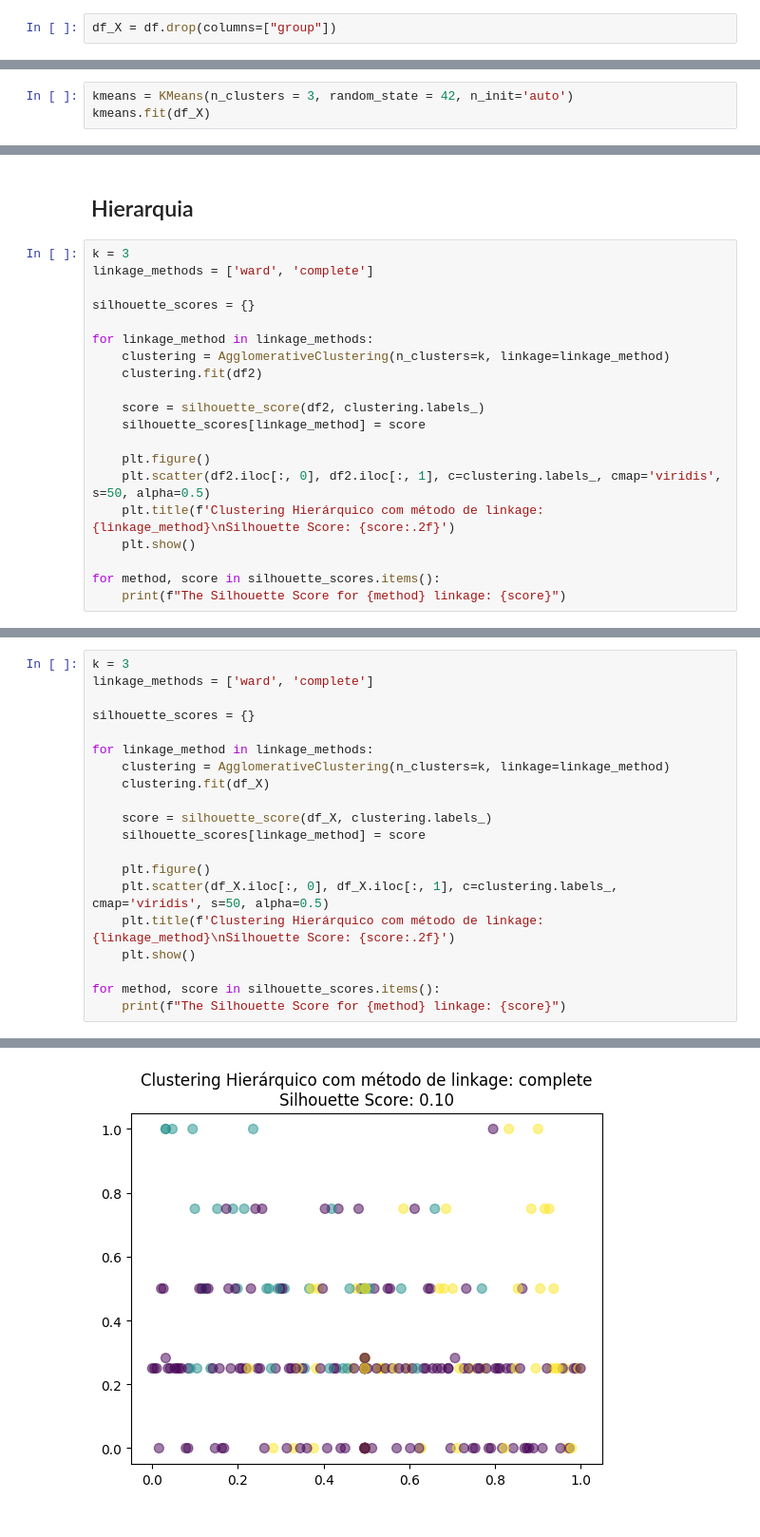
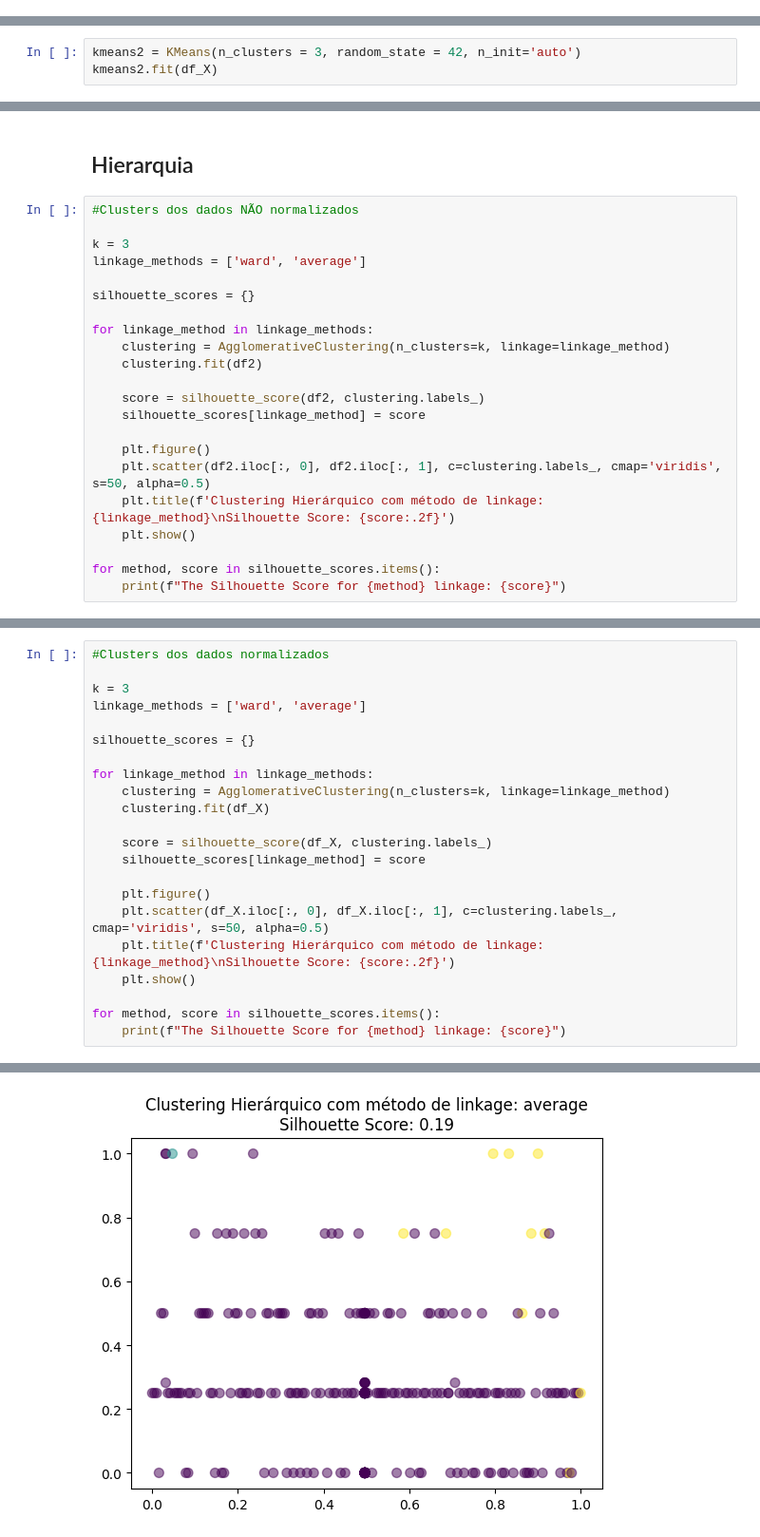
Before and after one commit to felipeduartea/projeto-ia, a Jupyter notebook: Trabalho_IA.ipynb, the cells around one changed output, grey strips where cells are left out. Shown at 95% size. Cells and saved outputs as stored; diff of their text form.

```diff
--- a/Trabalho_IA.ipynb
+++ b/Trabalho_IA.ipynb
@@ -406,2 +522,0 @@ plt.show()
-# %%
-df_X = df.drop(columns=["group"])
@@ -411,7 +529,7 @@ kmeans.fit(df2)
 # %% [output]
 KMeans(n_clusters=3, random_state=42)
 # %%
-kmeans = KMeans(n_clusters = 3, random_state = 42, n_init='auto')
-kmeans.fit(df_X)
+kmeans2 = KMeans(n_clusters = 3, random_state = 42, n_init='auto')
+kmeans2.fit(df_X)
 # %% [output]
 KMeans(n_clusters=3, random_state=42)
@@ -432,8 +563,10 @@ silhouette_score(df_X, kmeans.fit_predict(df_X))
 # %% [markdown]
 ## Hierarquia
 # %%
+#Clusters dos dados NÃO normalizados
+
 k = 3
-linkage_methods = ['ward', 'complete']
+linkage_methods = ['ward', 'average']
 
 silhouette_scores = {}
 
@@ -459,24 +592,26 @@ The Silhouette Score for complete linkage: 0.46168521454164946
 # %%
+#Clusters dos dados normalizados
+
 k = 3
-linkage_methods = ['ward', 'complete']
+linkage_methods = ['ward', 'average']
 
 silhouette_scores = {}
 
 for linkage_method in linkage_methods:
     clustering = AgglomerativeClustering(n_clusters=k, linkage=linkage_method)
     clustering.fit(df_X)
 
     score = silhouette_score(df_X, clustering.labels_)
     silhouette_scores[linkage_method] = score
 
     plt.figure()
     plt.scatter(df_X.iloc[:, 0], df_X.iloc[:, 1], c=clustering.labels_, cmap='viridis', s=50, alpha=0.5)
     plt.title(f'Clustering Hierárquico com método de linkage: {linkage_method}\nSilhouette Score: {score:.2f}')
     plt.show()
 
 for method, score in silhouette_scores.items():
     print(f"The Silhouette Score for {method} linkage: {score}")
 # %% [output]
 [figure]
-[figure, old version]
+[figure, new version]
 The Silhouette Score for ward linkage: 0.11046839610150705
```
Also changed, not shown: parts of 60 cells of this notebook.
